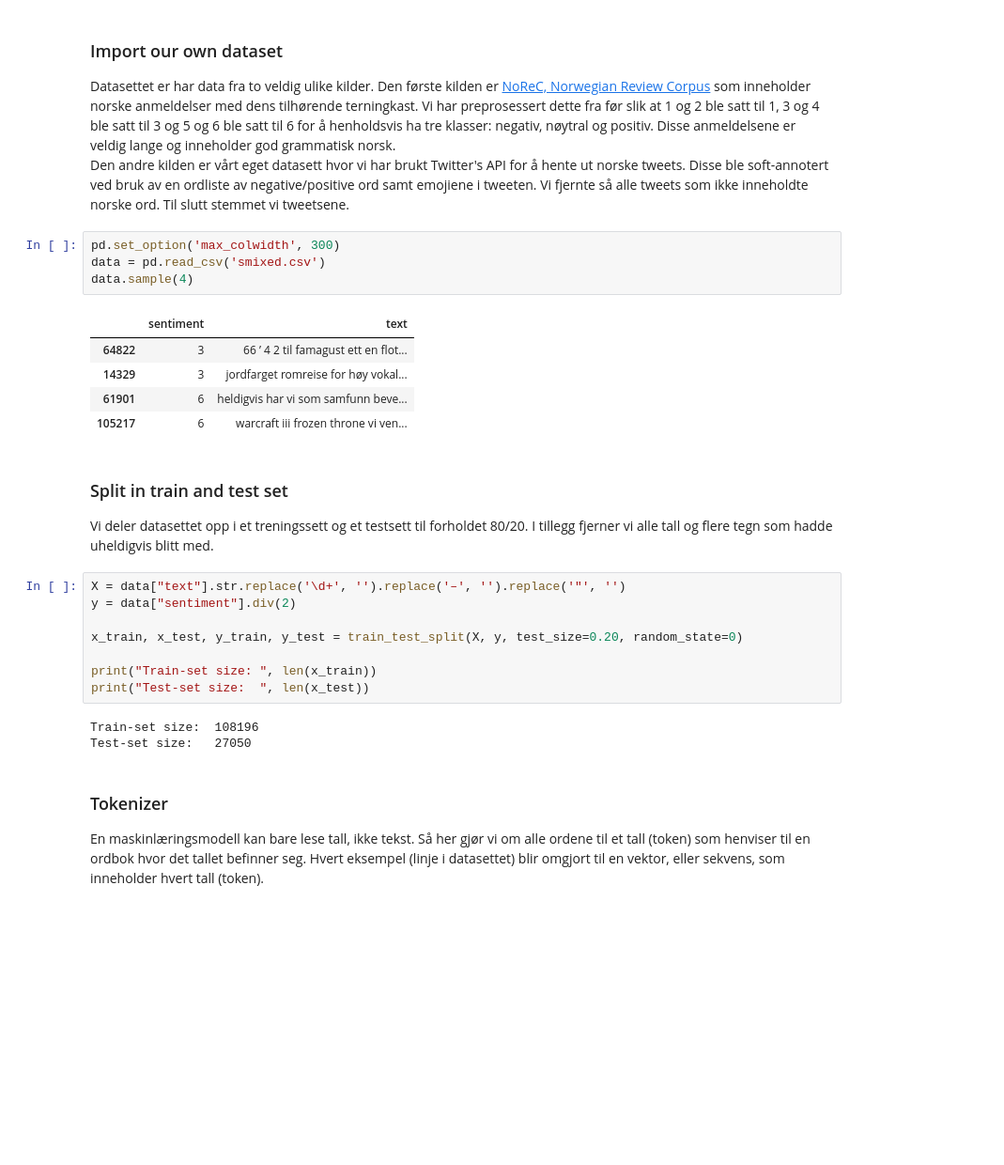
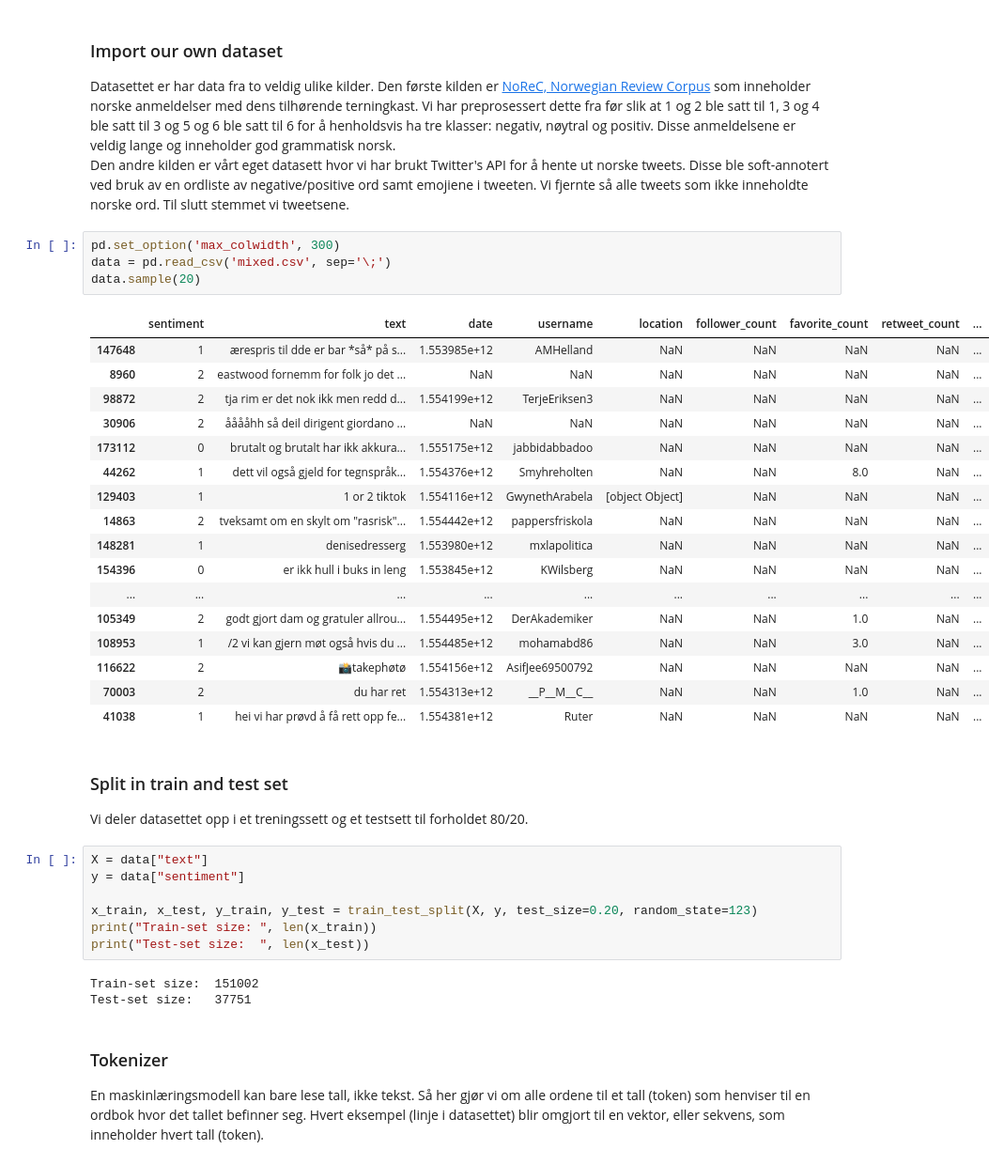
Before and after one commit to dinarosv/sentiment-analysis, a Jupyter notebook: Sentiment analysis.ipynb, the cells around one changed output. Shown: that part at 94% size. Saved outputs shown, nothing was run; the diff lists cells and outputs as text; blank space fills up the shorter version.

```diff
--- a/Sentiment analysis.ipynb
+++ b/Sentiment analysis.ipynb
@@ -23,28 +23,39 @@ Datasettet er har data fra to veldig ulike kilder. Den første kilden er [NoReC,
 Den andre kilden er vårt eget datasett hvor vi har brukt Twitter's API for å hente ut norske tweets. Disse ble soft-annotert ved bruk av en ordliste av negative/positive ord samt emojiene i tweeten. Vi fjernte så alle tweets som ikke inneholdte norske ord. Til slutt stemmet vi tweetsene.
 # %%
 pd.set_option('max_colwidth', 300)
-data = pd.read_csv('smixed.csv')
-data.sample(4)
+data = pd.read_csv('mixed.csv', sep='\;')
+data.sample(20)
 # %% [output]
-|  | sentiment | text |
-| 64822 | 3 | 66 ’ 4 2 til famagust ett en flot... |
-| 14329 | 3 | jordfarget romreise for høy vokal... |
-| 61901 | 6 | heldigvis har vi som samfunn beve... |
-| 105217 | 6 | warcraft iii frozen throne vi ven... |
+|  | sentiment | text | date | username | location | follower_count | favorite_count | retweet_count | ... |
+| 147648 | 1 | ærespris til dde er bar *så* på s... | 1.553985e+12 | AMHelland | NaN | NaN | NaN | NaN | ... |
+| 8960 | 2 | eastwood fornemm for folk jo det ... | NaN | NaN | NaN | NaN | NaN | NaN | ... |
+| 98872 | 2 | tja rim er det nok ikk men redd d... | 1.554199e+12 | TerjeEriksen3 | NaN | NaN | NaN | NaN | ... |
+| 30906 | 2 | ååååhh så deil dirigent giordano ... | NaN | NaN | NaN | NaN | NaN | NaN | ... |
+| 173112 | 0 | brutalt og brutalt har ikk akkura... | 1.555175e+12 | jabbidabbadoo | NaN | NaN | NaN | NaN | ... |
+| 44262 | 1 | dett vil også gjeld for tegnspråk... | 1.554376e+12 | Smyhreholten | NaN | NaN | 8.0 | NaN | ... |
+| 129403 | 1 | 1 or 2 tiktok | 1.554116e+12 | GwynethArabela | [object Object] | NaN | NaN | NaN | ... |
+| 14863 | 2 | tveksamt om en skylt om "rasrisk"... | 1.554442e+12 | pappersfriskola | NaN | NaN | NaN | NaN | ... |
+| 148281 | 1 | denisedresserg | 1.553980e+12 | mxlapolitica | NaN | NaN | NaN | NaN | ... |
+| 154396 | 0 | er ikk hull i buks in leng | 1.553845e+12 | KWilsberg | NaN | NaN | NaN | NaN | ... |
+| ... | ... | ... | ... | ... | ... | ... | ... | ... | ... |
+| 105349 | 2 | godt gjort dam og gratuler allrou... | 1.554495e+12 | DerAkademiker | NaN | NaN | 1.0 | NaN | ... |
+| 108953 | 1 | /2 vi kan gjern møt også hvis du ... | 1.554485e+12 | mohamabd86 | NaN | NaN | 3.0 | NaN | ... |
+| 116622 | 2 | 📸takephøtø | 1.554156e+12 | AsifJee69500792 | NaN | NaN | NaN | NaN | ... |
+| 70003 | 2 | du har ret | 1.554313e+12 | __P__M__C__ | NaN | NaN | 1.0 | NaN | ... |
+| 41038 | 1 | hei vi har prøvd å få rett opp fe... | 1.554381e+12 | Ruter | NaN | NaN | NaN | NaN | ... |
 # %% [markdown]
 ### Split in train and test set
-Vi deler datasettet opp i et treningssett og et testsett til forholdet 80/20. I tillegg fjerner vi alle tall og flere tegn som hadde uheldigvis blitt med.
+Vi deler datasettet opp i et treningssett og et testsett til forholdet 80/20.
 # %%
-X = data["text"].str.replace('\d+', '').replace('–', '').replace('"', '')
-y = data["sentiment"].div(2)
+X = data["text"]
+y = data["sentiment"]
 
-x_train, x_test, y_train, y_test = train_test_split(X, y, test_size=0.20, random_state=0)
-
+x_train, x_test, y_train, y_test = train_test_split(X, y, test_size=0.20, random_state=123)
 print("Train-set size: ", len(x_train))
 print("Test-set size:  ", len(x_test))
 # %% [output]
-Train-set size:  108196
-Test-set size:   27050
+Train-set size:  151002
+Test-set size:   37751
 # %% [markdown]
 ### Tokenizer
 En maskinlæringsmodell kan bare lese tall, ikke tekst. Så her gjør vi om alle ordene til et tall (token) som henviser til en ordbok hvor det tallet befinner seg. Hvert eksempel (linje i datasettet) blir omgjort til en vektor, eller sekvens, som inneholder hvert tall (token).
```
Also changed, not shown: parts of 30 cells of this notebook, 4 other files.
